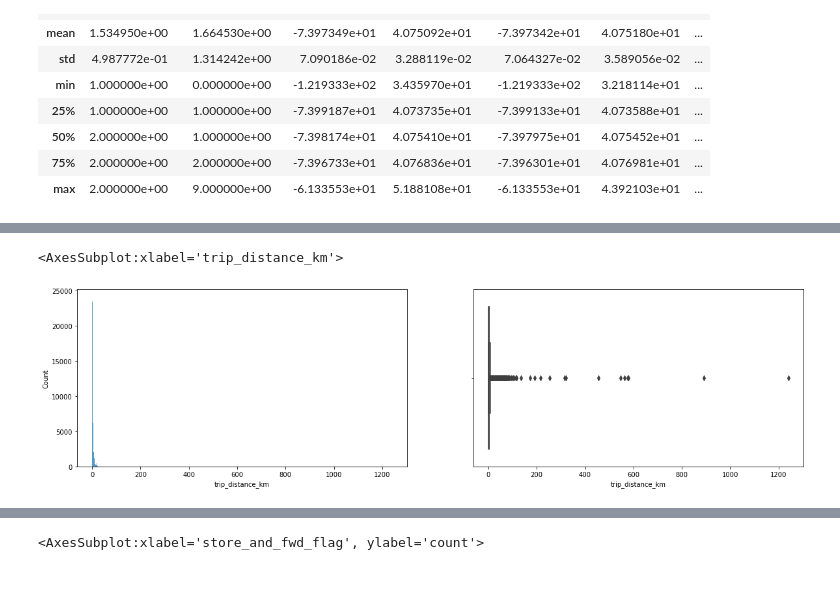
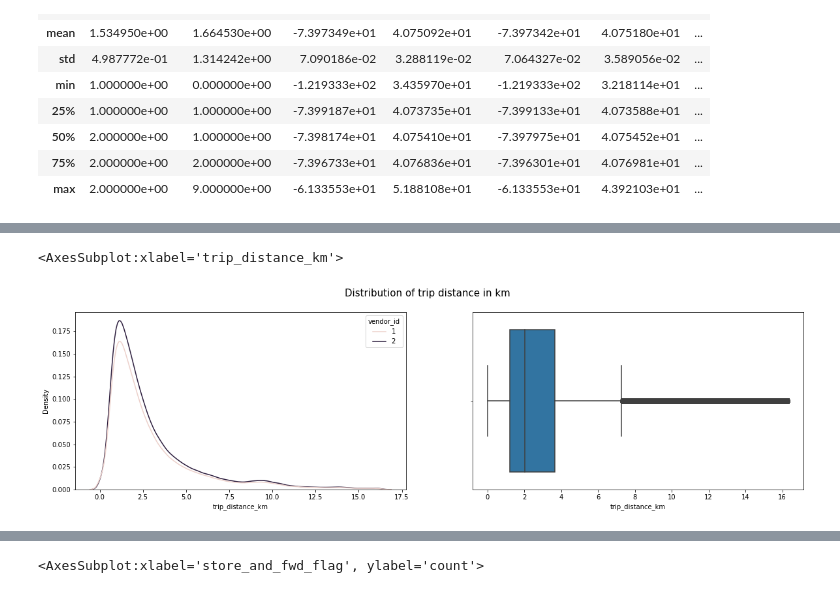
Before and after one commit to tawiwut-cha/nyc_cabs_draft, a Jupyter notebook: predict_duration_competition.ipynb, the cells around one changed output, grey strips where cells are left out. Drawn from its saved outputs; the diff is of its cells as text; code cells hidden in the pictures.

```diff
--- a/predict_duration_competition.ipynb
+++ b/predict_duration_competition.ipynb
@@ -84,6 +84,8 @@ def distance(lat1, lat2, lon1, lon2):
     return(c * r)
 # %%
 df['trip_distance_km'] = df.apply(lambda x: distance(x['pickup_latitude'], x['dropoff_latitude'], x['pickup_longitude'], x['dropoff_longitude']),axis=1)
+# %%
+df['trip_distance_km_rounded'] = df['trip_distance_km'].round(decimals=1)
 # %% [markdown]
 # EDA
 # %% [markdown]
@@ -124,0 +132,30 @@ df[feat_num].describe()
+# %%
+def filter_records_by_num_feat(df):
+    '''
+    Filter records by numerical features' constraints
+    - keep only pickups and dropoffs within the vicinity of New York City
+    - remove records from temp_df having trip_distance_km as zeros or outliers
+    '''
+    # temp temp_df
+    temp_df = df.copy()
+    # get stats before any filtering
+    trip_distance_mean, trip_distance_std = temp_df['trip_distance_km'].mean(), temp_df['trip_distance_km'].std()
+
+    # filter by lat and lon
+    NYC_MIN_LON, NYC_MAX_LON = -74.4, -73.4 # approx from power bi viz
+    NYC_MIN_LAT, NYC_MAX_LAT = 40, 41.6
+    temp_df = temp_df[
+        ((temp_df['pickup_longitude'] >= NYC_MIN_LON) & (temp_df['pickup_longitude'] <= NYC_MAX_LON)) &
+        ((temp_df['pickup_latitude'] >=  NYC_MIN_LAT) & (temp_df['pickup_latitude'] <=  NYC_MAX_LAT)) &
+        ((temp_df['dropoff_longitude'] >= NYC_MIN_LON) & (temp_df['dropoff_longitude'] <= NYC_MAX_LON)) &
+        ((temp_df['dropoff_latitude'] >=  NYC_MIN_LAT) & (temp_df['dropoff_latitude'] <=  NYC_MAX_LAT))
+        ]
+    # remove zeros and outliers for trip distance
+    temp_df = temp_df[temp_df['trip_distance_km'] != 0]
+    trip_distance_lower = trip_distance_mean - 3*trip_distance_std
+    trip_distance_upper = trip_distance_mean + 3*trip_distance_std
+    return temp_df[(temp_df['trip_distance_km'] < trip_distance_upper) & (temp_df['trip_distance_km'] > trip_distance_lower)]
+# %%
+df_filtered = filter_records_by_num_feat(df)
+print(df_filtered.info())
+df_filtered[feat_num].describe()
@@ -125,10 +203,11 @@ df[feat_num].describe()
 # %%
 plt.figure(figsize=(20,5))
+plt.suptitle('Distribution of trip distance in km', size=15)
 
 plt.subplot(121)
-sns.histplot(data=df, x='trip_distance_km')
+sns.kdeplot(data=df_filtered, x='trip_distance_km', hue='vendor_id')
 plt.subplot(122)
-sns.boxplot(data=df, x='trip_distance_km')
+sns.boxplot(data=df_filtered, x='trip_distance_km')
 # %% [output]
 <AxesSubplot:xlabel='trip_distance_km'>
-[figure, old version]
+[figure, new version]
```
Also changed, not shown: parts of 23 cells of this notebook.
